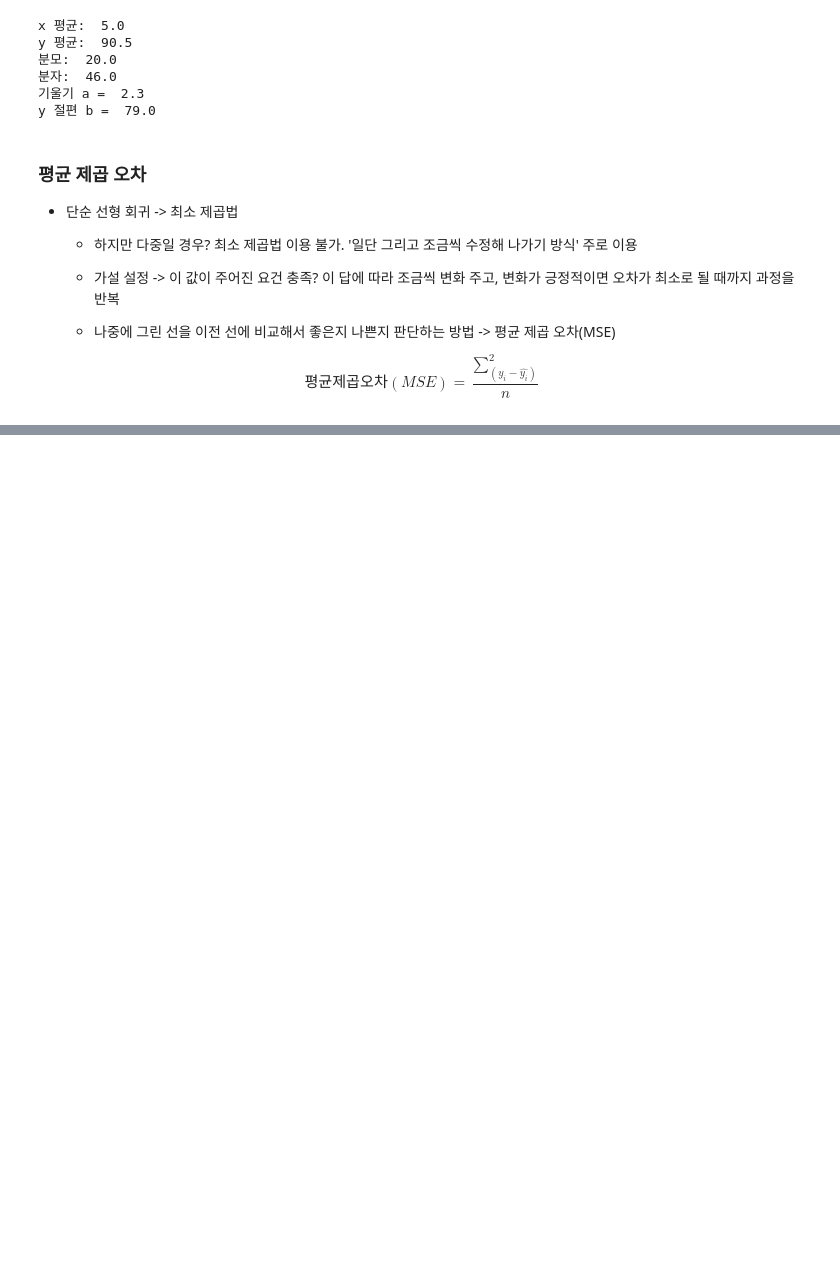
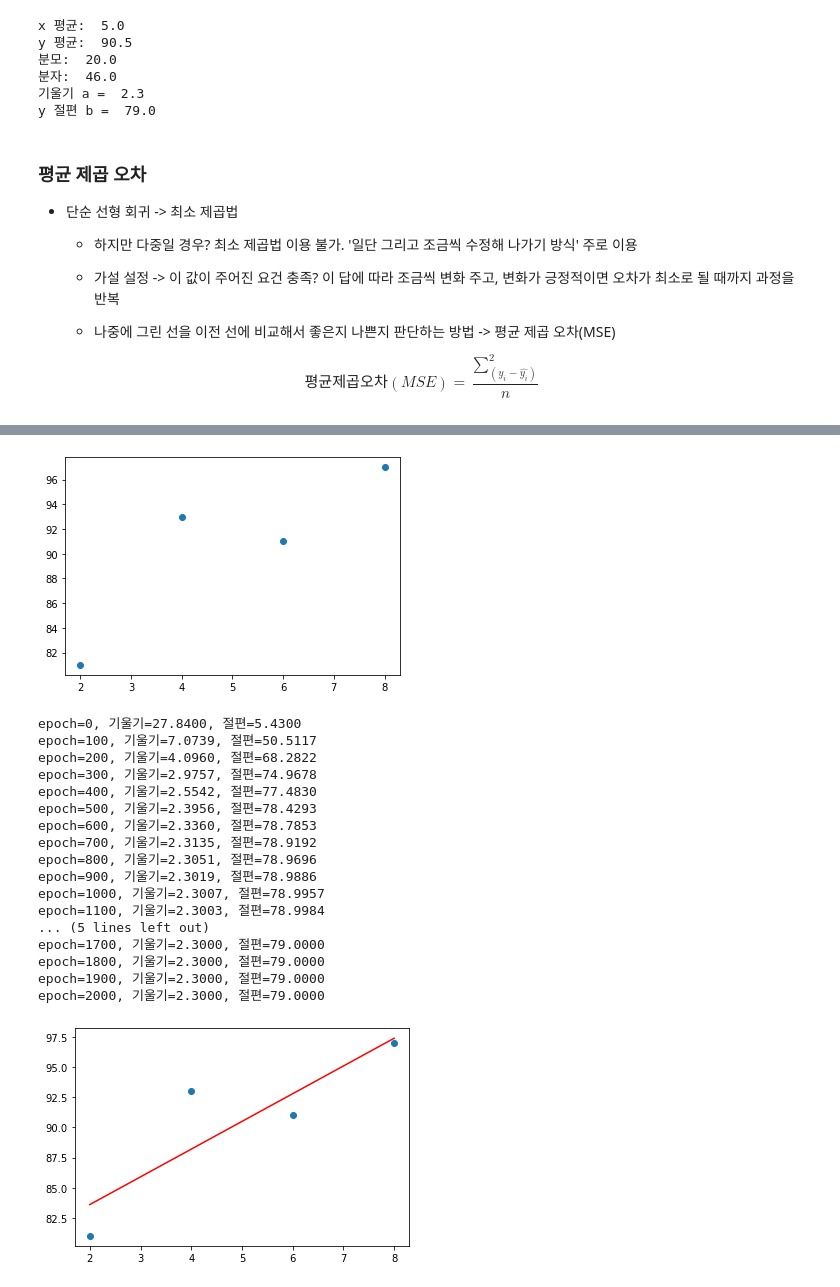
Before and after one commit to gamemefy/machine-learning-portfolio, a Jupyter notebook: Studies/모두의딥러닝.ipynb, the cells around one changed output, grey strips where cells are left out. Drawn from its saved outputs; the diff is of its cells as text; code cells hidden in the pictures; blank space fills up the shorter version.

```diff
--- a/Studies/모두의딥러닝.ipynb
+++ b/Studies/모두의딥러닝.ipynb
@@ -212,0 +243,58 @@ print("평균 제곱 오차: " + str(mse(y, predict_result)))
+# %%
+import numpy as np
+import matplotlib.pyplot as plt
+
+x = np.array([2, 4, 6, 8]) # 공부 시간
+y = np.array([81, 93, 91, 97]) # 성적
+
+plt.scatter(x, y)
+plt.show()
+
+a = 0
+b = 0
+
+lr = 0.03
+
+epochs = 2001
+
+n = len(x)
+
+for i in range(epochs):
+
+  y_pred = a * x + b
+  error = y - y_pred
+
+  a_diff = (2/n) * sum(-x * (error)) # 오차 함수를 a로 편미분한 값
+  b_diff = (2/n) * sum(-(error)) # b로 편미분한 값
+
+  a = a - lr * a_diff # a 업데이트
+  b = b - lr * b_diff # b 업데이트
+
+  if i % 100 == 0: # 100번 반복시마다 현재 a, b값 출력
+    print("epoch=%.f, 기울기=%.04f, 절편=%.04f" %(i, a, b))
+
+y_pred = a * x + b
+
+plt.scatter(x, y)
+plt.plot(x, y_pred, 'r')
+plt.show()
+# %% [output]
+[figure, added]
+epoch=0, 기울기=27.8400, 절편=5.4300
+epoch=100, 기울기=7.0739, 절편=50.5117
+epoch=200, 기울기=4.0960, 절편=68.2822
+epoch=300, 기울기=2.9757, 절편=74.9678
+epoch=400, 기울기=2.5542, 절편=77.4830
+epoch=500, 기울기=2.3956, 절편=78.4293
+epoch=600, 기울기=2.3360, 절편=78.7853
+epoch=700, 기울기=2.3135, 절편=78.9192
+epoch=800, 기울기=2.3051, 절편=78.9696
+epoch=900, 기울기=2.3019, 절편=78.9886
+epoch=1000, 기울기=2.3007, 절편=78.9957
+epoch=1100, 기울기=2.3003, 절편=78.9984
+... (5 lines left out)
+epoch=1700, 기울기=2.3000, 절편=79.0000
+epoch=1800, 기울기=2.3000, 절편=79.0000
+epoch=1900, 기울기=2.3000, 절편=79.0000
+epoch=2000, 기울기=2.3000, 절편=79.0000
+[figure, added]
```
Also changed, not shown: parts of 9 cells of this notebook.
